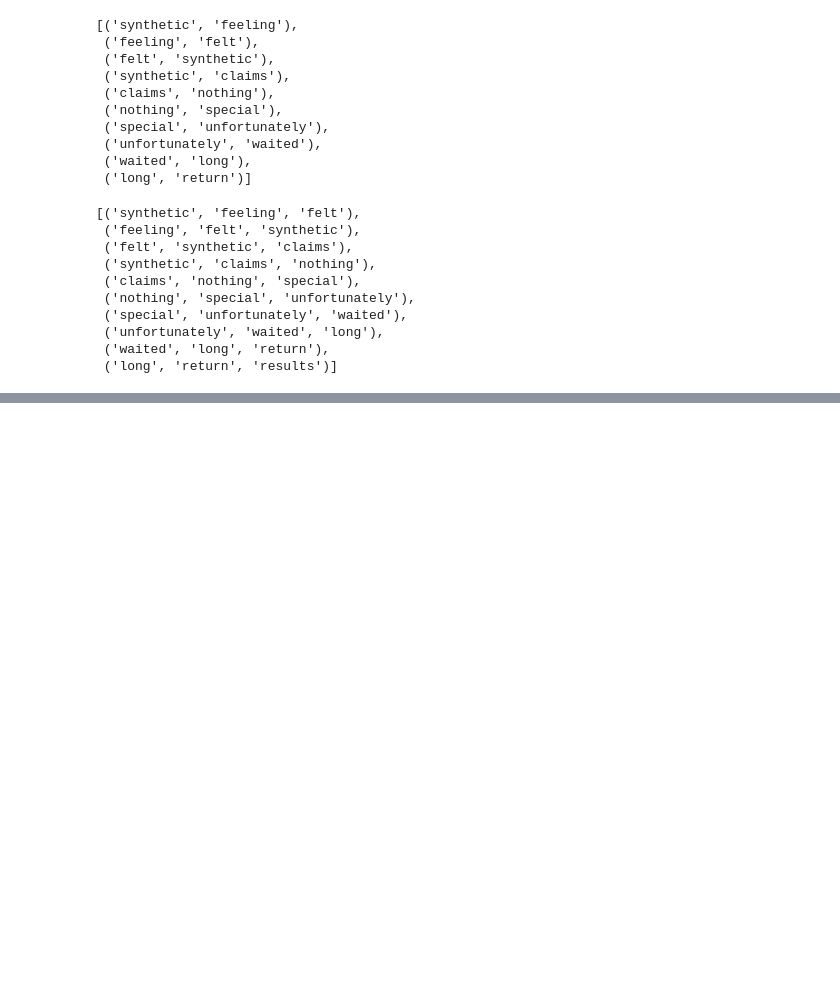
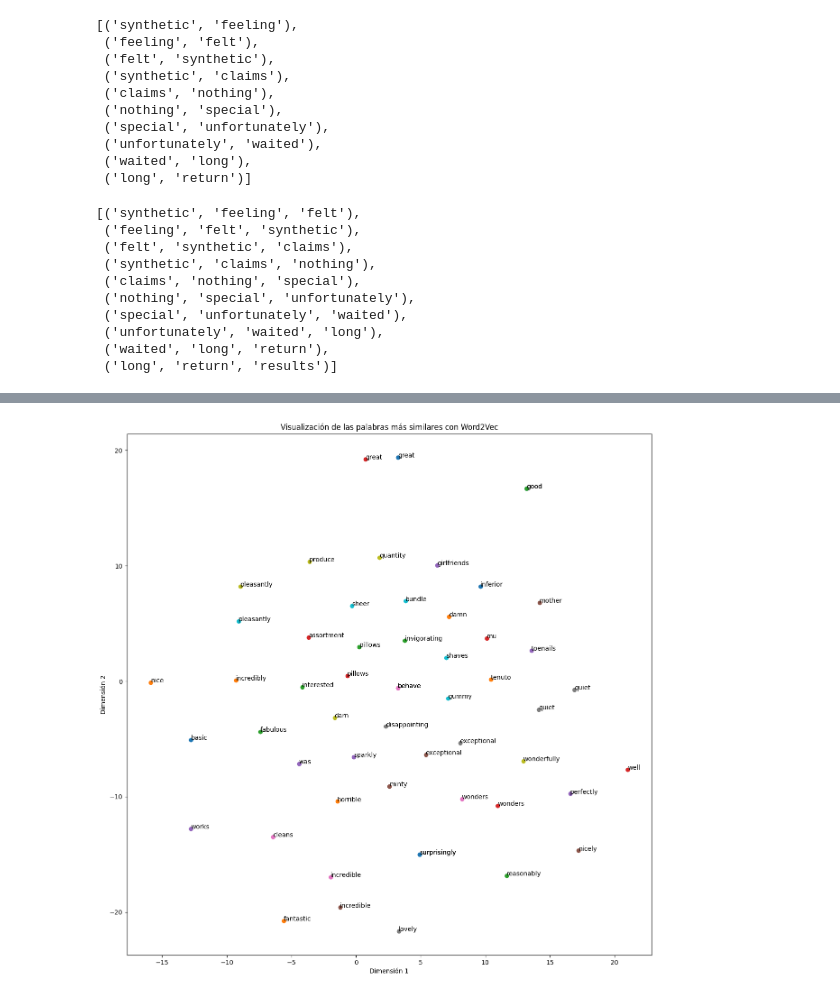
Before and after one commit to vmontaluisa/TRABAJO_FINAL_NLP, a Jupyter notebook: 01_TF_Descarga_exploracion_corpus.ipynb, the cells around one changed output, grey strips where cells are left out. Drawn from its saved outputs; the diff is of its cells as text; code cells hidden in the pictures; blank space fills up the shorter version.

```diff
--- a/01_TF_Descarga_exploracion_corpus.ipynb
+++ b/01_TF_Descarga_exploracion_corpus.ipynb
@@ -281,0 +327,57 @@ AttributeError: 'list' object has no attribute 'shape'
+# %%
+#Visualización en 2 dimensiones de algunos word embeddings calculados con
+#Word2Vec (elegir 4-5 palabras y pintar las top 10 más similares)
+
+from gensim.models import Word2Vec
+from sklearn.manifold import TSNE
+import matplotlib.pyplot as plt
+import pandas as pd
+import numpy as np
+
+
+# Ejemplo de datos (carga tu dataset real)
+sentences =oraciones_totales
+
+# Preparar datos para Word2Vec
+tokenized_sentences = [sentence.split() for sentence in sentences]
+
+# Entrenar modelo Word2Vec
+model = Word2Vec(
+            sentences=tokenized_sentences,
+            vector_size=100,
+            window=3,
+            min_count=1,
+            workers=2,
+             sg=1,
+            epochs=20
+            )
+
+# Seleccionar palabras para analizar similitud
+words = ["great", "nice", "good", "well","works"]
+
+# Obtener las palabras más similares
+similar_words = {}
+for word in words:
+    if word in model.wv:
+        similar_words[word] = [word] + [pair[0] for pair in model.wv.most_similar(word, topn=10)]
+
+# Extraer embeddings para visualización
+all_words = sum(similar_words.values(), [])
+word_embeddings = [model.wv[word] for word in all_words if word in model.wv]
+word_embeddings = np.array(word_embeddings)
+# Reducir dimensionalidad con t-SNE
+tsne = TSNE(n_components=2, perplexity=30, max_iter=500, random_state=42)
+reduced_embeddings = tsne.fit_transform(word_embeddings)
+
+# Visualización
+plt.figure(figsize=(15, 15))
+for i, word in enumerate(all_words):
+    plt.scatter(reduced_embeddings[i, 0], reduced_embeddings[i, 1])
+    plt.annotate(word, (reduced_embeddings[i, 0], reduced_embeddings[i, 1]))
+
+plt.title("Visualización de las palabras más similares con Word2Vec")
+plt.xlabel("Dimensión 1")
+plt.ylabel("Dimensión 2")
+plt.show()
+# %% [output]
+[figure, added]
```
Also changed, not shown: parts of 10 cells of this notebook.
